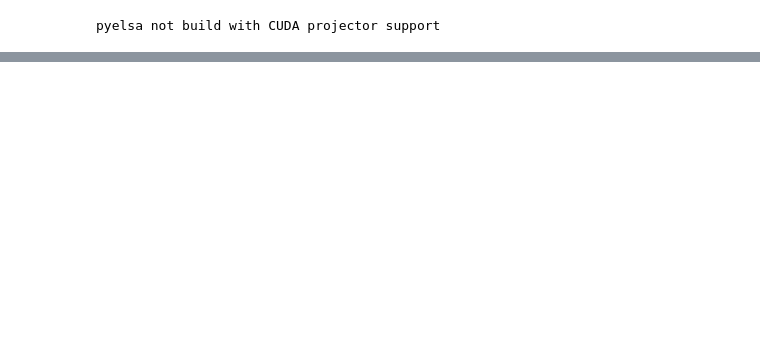
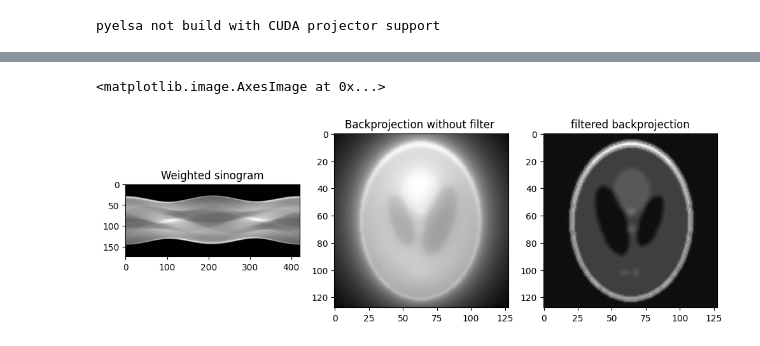
Before and after one commit to kzboey/Analytical-Tomographic-Image-Reconstruction-Methods, a Jupyter notebook: fanbeam_demo.ipynb, the cells around one changed output, grey strips where cells are left out. Saved outputs shown, nothing was run; the diff lists cells and outputs as text; code cells hidden in the pictures; blank space fills up the shorter version.

```diff
--- a/fanbeam_demo.ipynb
+++ b/fanbeam_demo.ipynb
@@ -31,0 +92,18 @@ plt.imshow(sino)
+# %%
+# Now lets backproject the image and compare the reconstructed image with the original phantom above, concreate implementation in fbp_fan.py
+img0 = projector0.applyAdjoint(sino0)
+img1, saved_img1, wsino1 = projector1.applyAdjoint(sino1)
+
+fig, (ax1, ax2, ax3) = plt.subplots(1, 3, figsize=(12, 4))
+
+ax1.set_title("Weighted sinogram")
+ax1.imshow(wsino1, cmap="gray")
+
+ax2.set_title("Backprojection without filter ")
+ax2.imshow(img0, cmap="gray")
+
+ax3.set_title("filtered backprojection")
+ax3.imshow(img1.T, cmap="gray")
+# %% [output]
+<matplotlib.image.AxesImage at 0x...>
+[figure, added]
```
Also changed, not shown: parts of 17 cells of this notebook, 4 other files.
